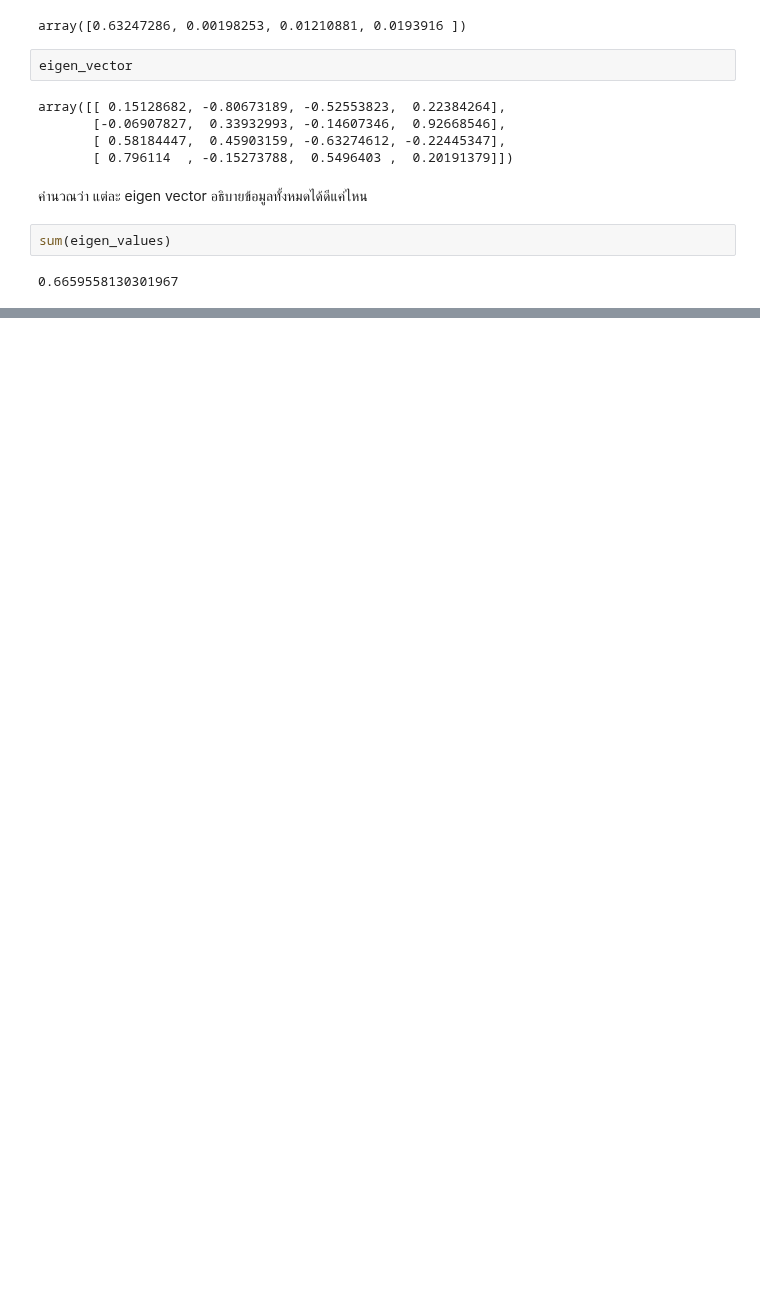
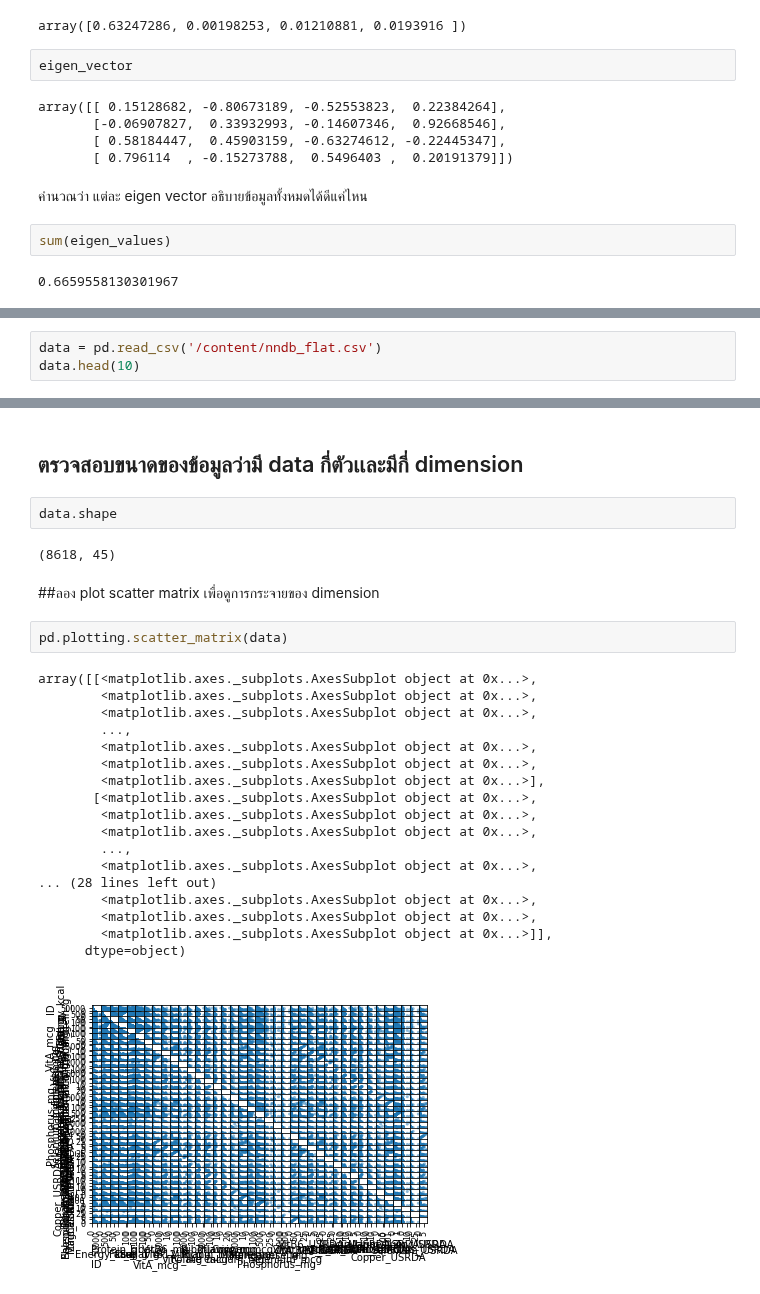
Before and after one commit to Chanunchida-May/multivariate, a Jupyter notebook: Chapter3_PCA.ipynb, the cells around one changed output, grey strips where cells are left out. Cells and saved outputs as stored; diff of their text form; blank space fills up the shorter version.

```diff
--- a/Chapter3_PCA.ipynb
+++ b/Chapter3_PCA.ipynb
@@ -290,0 +295,3 @@ sum(eigen_values)
+# %%
+data = pd.read_csv('/content/nndb_flat.csv')
+data.head(10)
@@ -290,0 +310,29 @@ sum(eigen_values)
+# %% [markdown]
+## ตรวจสอบขนาดของข้อมูลว่ามี data กี่ตัวเเละมีกี่ dimension
+# %%
+data.shape
+# %% [output]
+(8618, 45)
+# %% [markdown]
+##ลอง plot scatter matrix เพื่อดูการกระจายของ dimension
+# %%
+pd.plotting.scatter_matrix(data)
+# %% [output]
+array([[<matplotlib.axes._subplots.AxesSubplot object at 0x...>,
+        <matplotlib.axes._subplots.AxesSubplot object at 0x...>,
+        <matplotlib.axes._subplots.AxesSubplot object at 0x...>,
+        ...,
+        <matplotlib.axes._subplots.AxesSubplot object at 0x...>,
+        <matplotlib.axes._subplots.AxesSubplot object at 0x...>,
+        <matplotlib.axes._subplots.AxesSubplot object at 0x...>],
+       [<matplotlib.axes._subplots.AxesSubplot object at 0x...>,
+        <matplotlib.axes._subplots.AxesSubplot object at 0x...>,
+        <matplotlib.axes._subplots.AxesSubplot object at 0x...>,
+        ...,
+        <matplotlib.axes._subplots.AxesSubplot object at 0x...>,
+... (28 lines left out)
+        <matplotlib.axes._subplots.AxesSubplot object at 0x...>,
+        <matplotlib.axes._subplots.AxesSubplot object at 0x...>,
+        <matplotlib.axes._subplots.AxesSubplot object at 0x...>]],
+      dtype=object)
+[figure, added]
```
Also changed, not shown: parts of 18 cells of this notebook.
